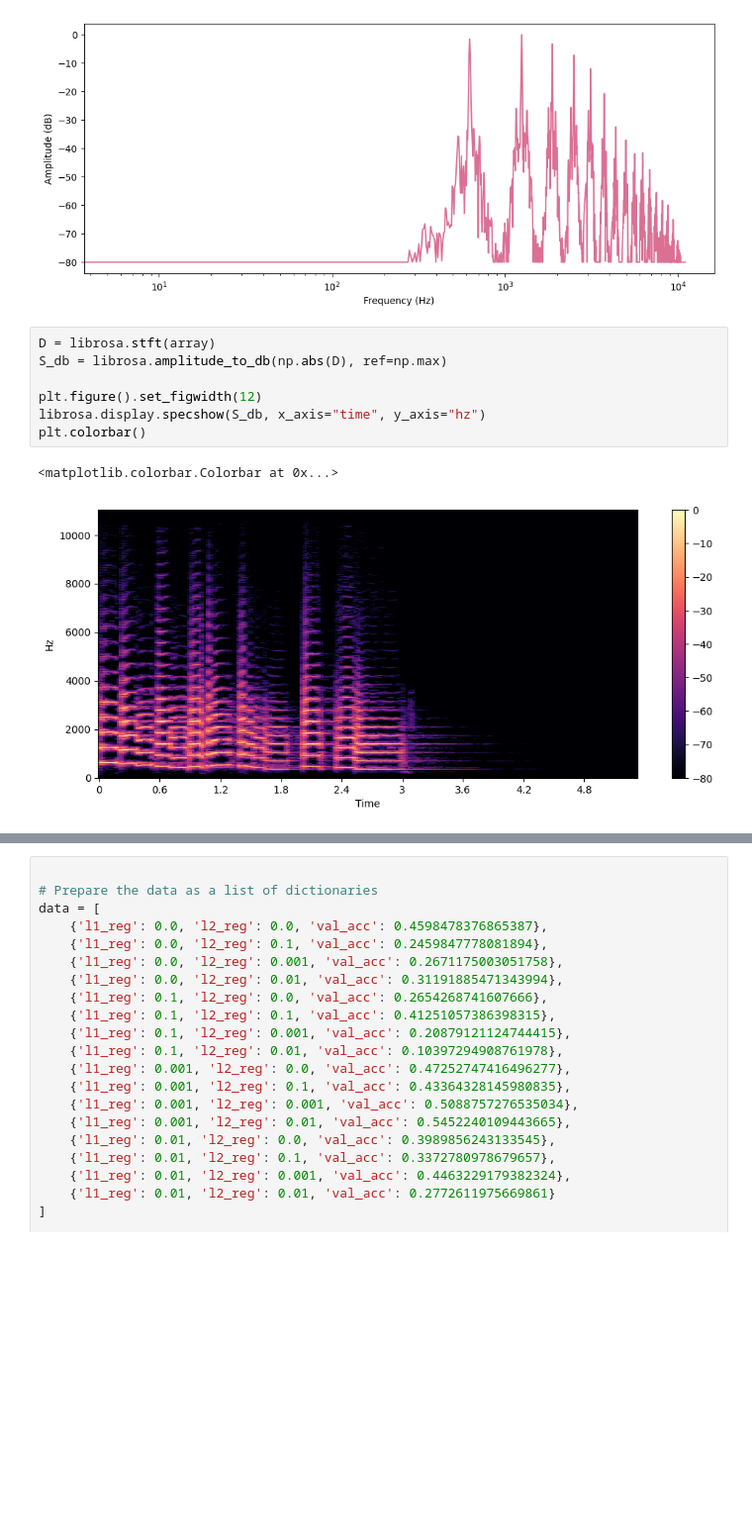
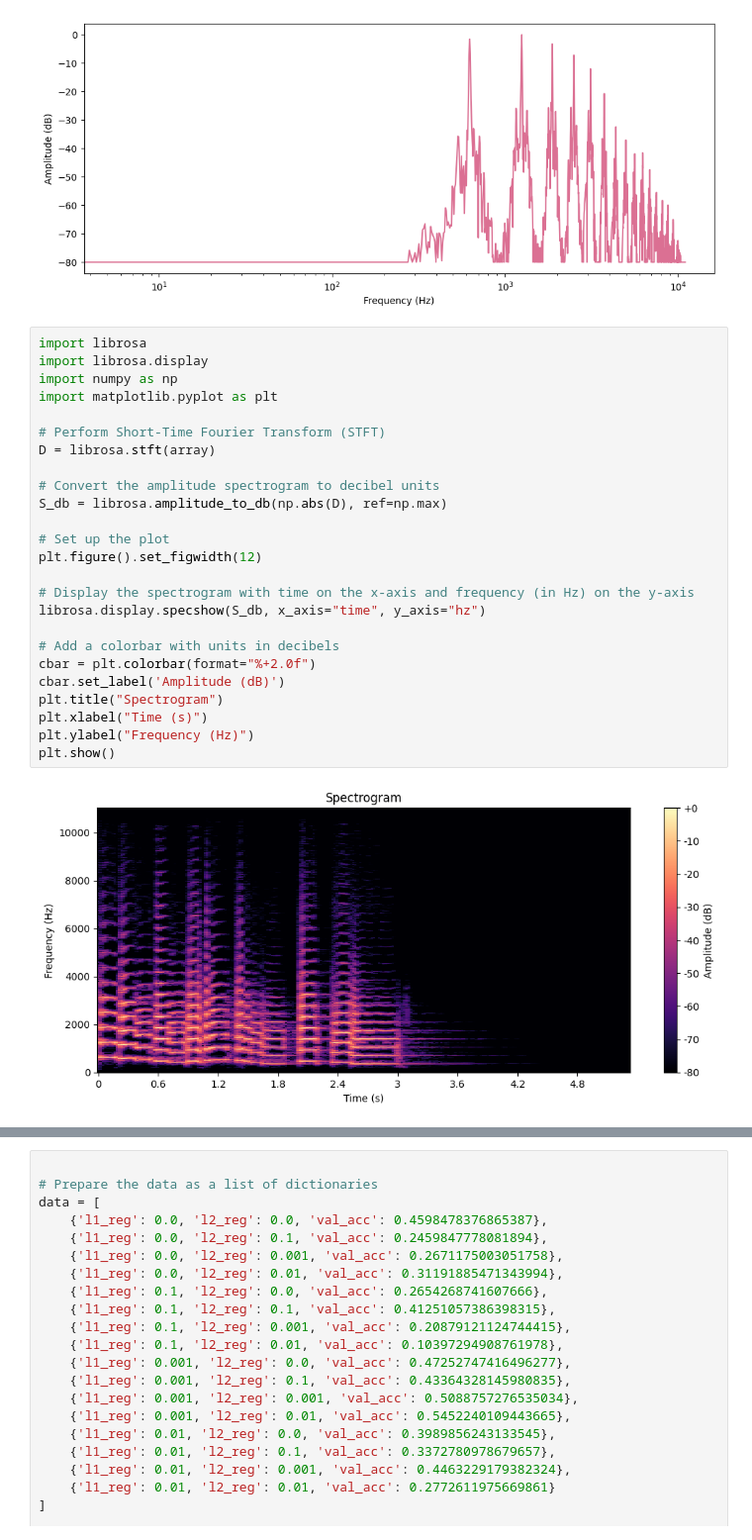
Before and after one commit to menduv/Thesis, a Jupyter notebook: experiments/graphs_thesis.ipynb, the cells around one changed output, grey strips where cells are left out. Shown at 99% size. Saved outputs shown, nothing was run; the diff lists cells and outputs as text; blank space fills up the shorter version.

```diff
--- a/experiments/graphs_thesis.ipynb
+++ b/experiments/graphs_thesis.ipynb
@@ -44,16 +44,33 @@ plt.ylabel("Amplitude (dB)")
 plt.xscale("log")
 # %% [output]
 [figure]
-# %%
-D = librosa.stft(array)
-S_db = librosa.amplitude_to_db(np.abs(D), ref=np.max)
-
-plt.figure().set_figwidth(12)
-librosa.display.specshow(S_db, x_axis="time", y_axis="hz")
-plt.colorbar()
-# %% [output]
-<matplotlib.colorbar.Colorbar at 0x...>
-[figure, removed]
+# %%
+import librosa
+import librosa.display
+import numpy as np
+import matplotlib.pyplot as plt
+
+# Perform Short-Time Fourier Transform (STFT)
+D = librosa.stft(array)
+
+# Convert the amplitude spectrogram to decibel units
+S_db = librosa.amplitude_to_db(np.abs(D), ref=np.max)
+
+# Set up the plot
+plt.figure().set_figwidth(12)
+
+# Display the spectrogram with time on the x-axis and frequency (in Hz) on the y-axis
+librosa.display.specshow(S_db, x_axis="time", y_axis="hz")
+
+# Add a colorbar with units in decibels
+cbar = plt.colorbar(format="%+2.0f")
+cbar.set_label('Amplitude (dB)')
+plt.title("Spectrogram")
+plt.xlabel("Time (s)")
+plt.ylabel("Frequency (Hz)")
+plt.show()
+# %% [output]
+[figure, added]
 # %%
 S = librosa.feature.melspectrogram(y=array, sr=sampling_rate, n_mels=128, fmax=8000)
 S_dB = librosa.power_to_db(S, ref=np.max)
```
Also changed, not shown: parts of 1 cell of this notebook, 6 other files.
